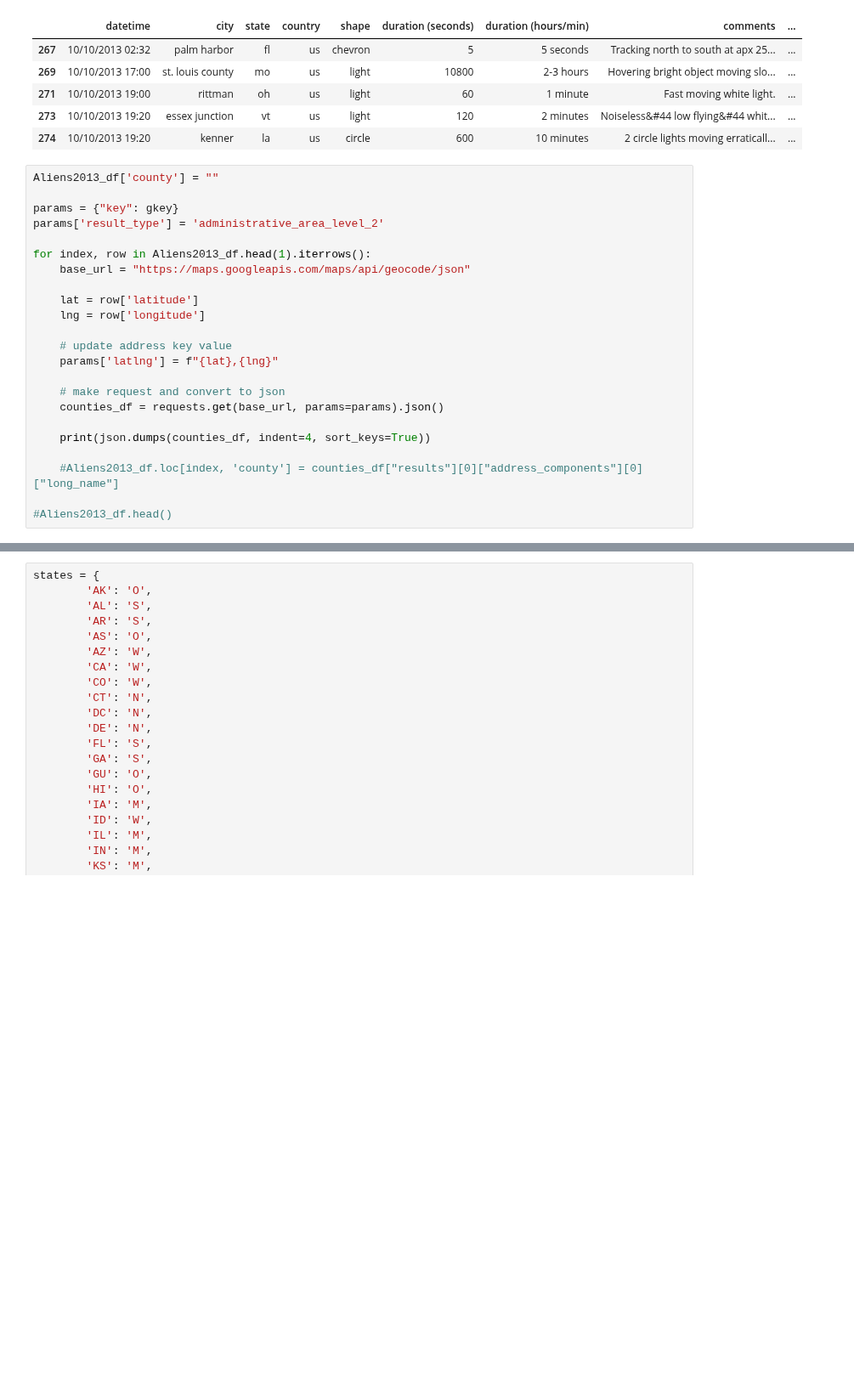
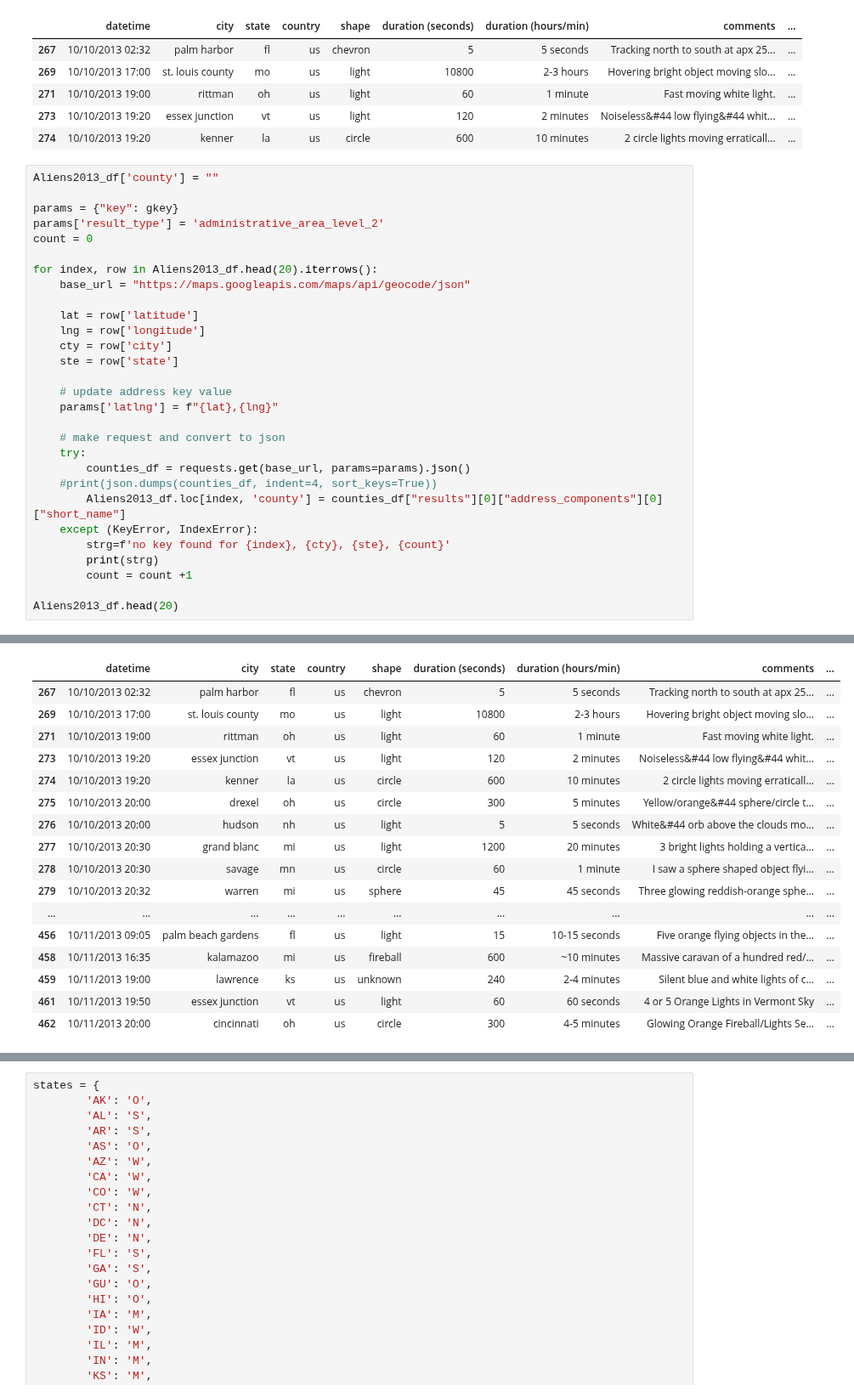
Before and after one commit to mmegancross/project-1-alien-analysis, a Jupyter notebook: Main_script.ipynb, the cells around one changed output, grey strips where cells are left out. Shown at 85% size. Cells and saved outputs as stored; diff of their text form; blank space fills up the shorter version.

```diff
--- a/Main_script.ipynb
+++ b/Main_script.ipynb
@@ -55,21 +55,28 @@ Aliens2013_df['county'] = ""
 
 params = {"key": gkey}
 params['result_type'] = 'administrative_area_level_2'
+count = 0
 
-for index, row in Aliens2013_df.head(1).iterrows():
+for index, row in Aliens2013_df.head(20).iterrows():
     base_url = "https://maps.googleapis.com/maps/api/geocode/json"
 
     lat = row['latitude']
     lng = row['longitude']
+    cty = row['city']
+    ste = row['state']
 
     # update address key value
     params['latlng'] = f"{lat},{lng}"
 
     # make request and convert to json
-    counties_df = requests.get(base_url, params=params).json()
+    try:
+        counties_df = requests.get(base_url, params=params).json()
+    #print(json.dumps(counties_df, indent=4, sort_keys=True))
+        Aliens2013_df.loc[index, 'county'] = counties_df["results"][0]["address_components"][0]["short_name"]
+    except (KeyError, IndexError):
+        strg=f'no key found for {index}, {cty}, {ste}, {count}'
+        print(strg)
+        count = count +1
 
-    print(json.dumps(counties_df, indent=4, sort_keys=True))
-
-    #Aliens2013_df.loc[index, 'county'] = counties_df["results"][0]["address_components"][0]["long_name"]
-
-#Aliens2013_df.head()
+Aliens2013_df.head(20)
+# %% [output]
@@ -75,0 +110,17 @@ for index, row in Aliens2013_df.head(1).iterrows():
+|  | datetime | city | state | country | shape | duration (seconds) | duration (hours/min) | comments | ... |
+| 267 | 10/10/2013 02:32 | palm harbor | fl | us | chevron | 5 | 5 seconds | Tracking north to south at apx 25... | ... |
+| 269 | 10/10/2013 17:00 | st. louis county | mo | us | light | 10800 | 2-3 hours | Hovering bright object moving slo... | ... |
+| 271 | 10/10/2013 19:00 | rittman | oh | us | light | 60 | 1 minute | Fast moving white light. | ... |
+| 273 | 10/10/2013 19:20 | essex junction | vt | us | light | 120 | 2 minutes | Noiseless&#44 low flying&#44 whit... | ... |
+| 274 | 10/10/2013 19:20 | kenner | la | us | circle | 600 | 10 minutes | 2 circle lights moving erraticall... | ... |
+| 275 | 10/10/2013 20:00 | drexel | oh | us | circle | 300 | 5 minutes | Yellow/orange&#44 sphere/circle t... | ... |
+| 276 | 10/10/2013 20:00 | hudson | nh | us | light | 5 | 5 seconds | White&#44 orb above the clouds mo... | ... |
+| 277 | 10/10/2013 20:30 | grand blanc | mi | us | light | 1200 | 20 minutes | 3 bright lights holding a vertica... | ... |
+| 278 | 10/10/2013 20:30 | savage | mn | us | circle | 60 | 1 minute | I saw a sphere shaped object flyi... | ... |
+| 279 | 10/10/2013 20:32 | warren | mi | us | sphere | 45 | 45 seconds | Three glowing reddish-orange sphe... | ... |
+| ... | ... | ... | ... | ... | ... | ... | ... | ... | ... |
+| 456 | 10/11/2013 09:05 | palm beach gardens | fl | us | light | 15 | 10-15 seconds | Five orange flying objects in the... | ... |
+| 458 | 10/11/2013 16:35 | kalamazoo | mi | us | fireball | 600 | ~10 minutes | Massive caravan of a hundred red/... | ... |
+| 459 | 10/11/2013 19:00 | lawrence | ks | us | unknown | 240 | 2-4 minutes | Silent blue and white lights of c... | ... |
+| 461 | 10/11/2013 19:50 | essex junction | vt | us | light | 60 | 60 seconds | 4 or 5 Orange Lights in Vermont Sky | ... |
+| 462 | 10/11/2013 20:00 | cincinnati | oh | us | circle | 300 | 4-5 minutes | Glowing Orange Fireball/Lights Se... | ... |
```
Also changed, not shown: parts of 2 cells of this notebook, 2 other files.
